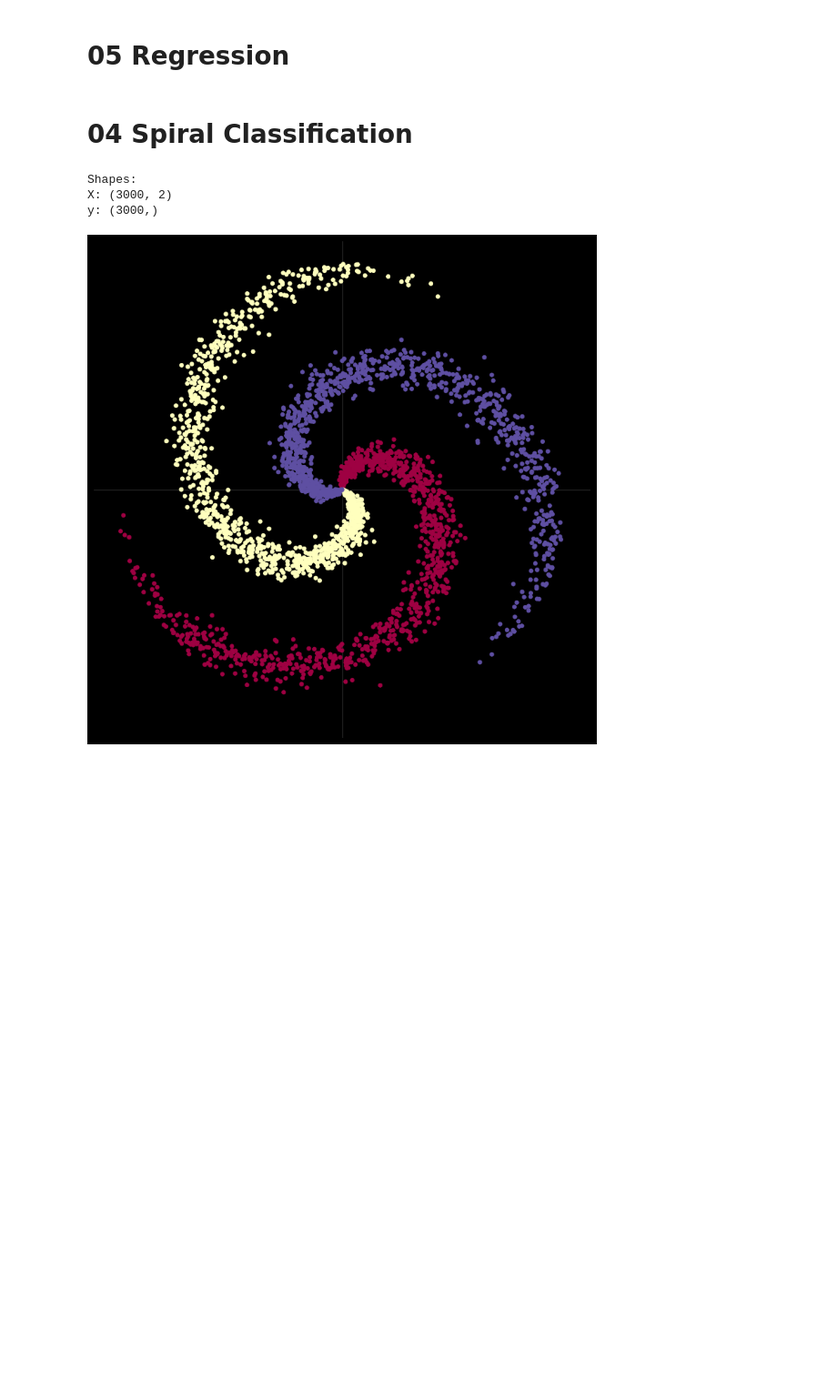
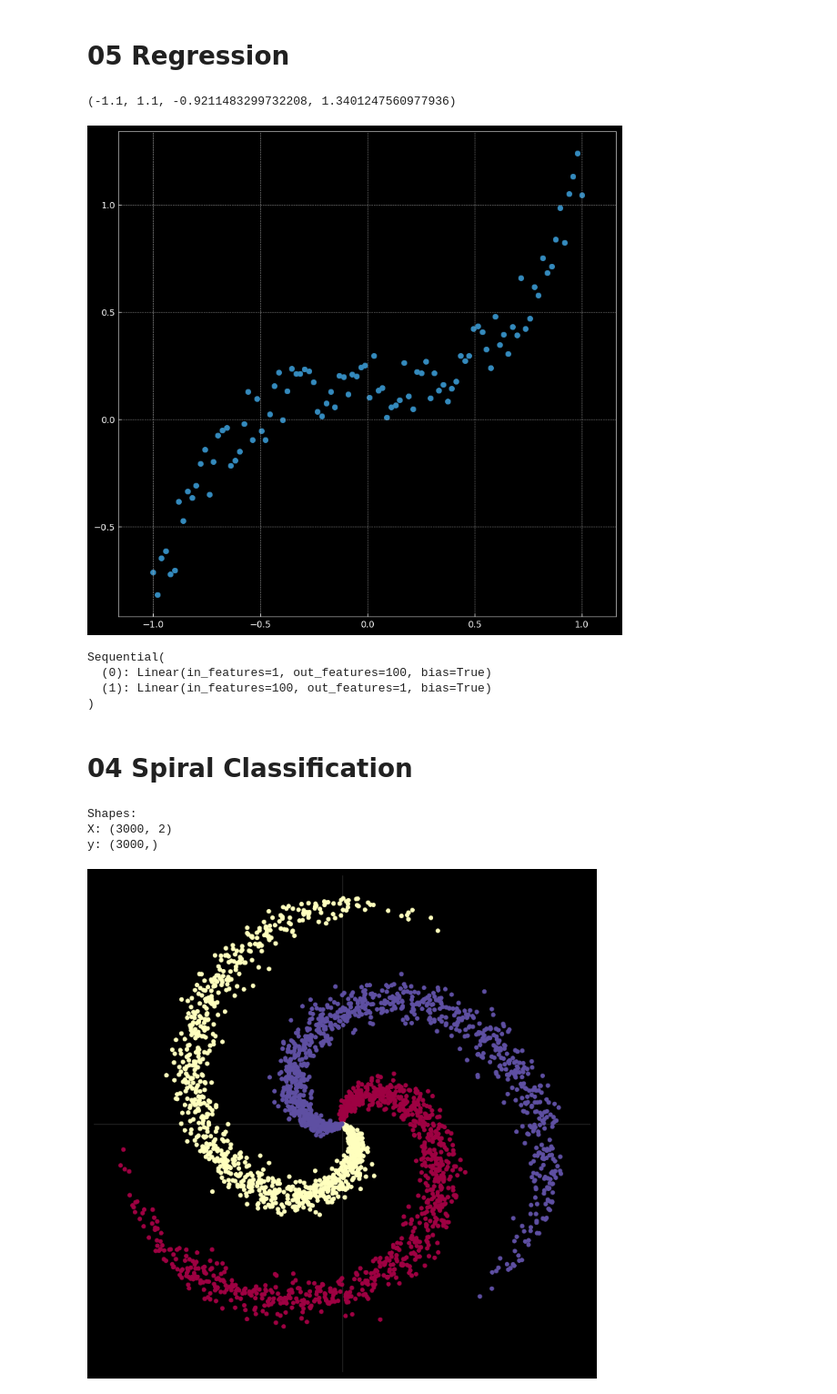
Before and after one commit to Ryanglambert/pytorch-Deep-Learning, a Jupyter notebook: scratch.ipynb, the cells around one changed output. Shown at 91% size. Cells and saved outputs as stored; diff of their text form; code cells hidden in the pictures; blank space fills up the shorter version.

```diff
--- a/scratch.ipynb
+++ b/scratch.ipynb
@@ -22,3 +22,13 @@ N = 1000
 D = 1
 C = 1
 H = 100
+# %%
+X = torch.unsqueeze(torch.linspace(-1, 1, 100), dim=1).to(device)
+
+y = X.pow(3) + 0.3 * torch.rand(X.size()).to(device)
+# %%
+plt.scatter(X.cpu().numpy(), y.cpu().numpy())
+plt.axis('equal')
+# %% [output]
+(-1.1, 1.1, -0.9211483299732208, 1.3401247560977936)
+[figure, added]
@@ -24,0 +38,11 @@ H = 100
+# %%
+model = nn.Sequential(
+    nn.Linear(D, H),
+    nn.Linear(H, C)
+)
+model.to(device)
+# %% [output]
+Sequential(
+  (0): Linear(in_features=1, out_features=100, bias=True)
+  (1): Linear(in_features=100, out_features=1, bias=True)
+)
```
Also changed, not shown: parts of 3 cells of this notebook.
